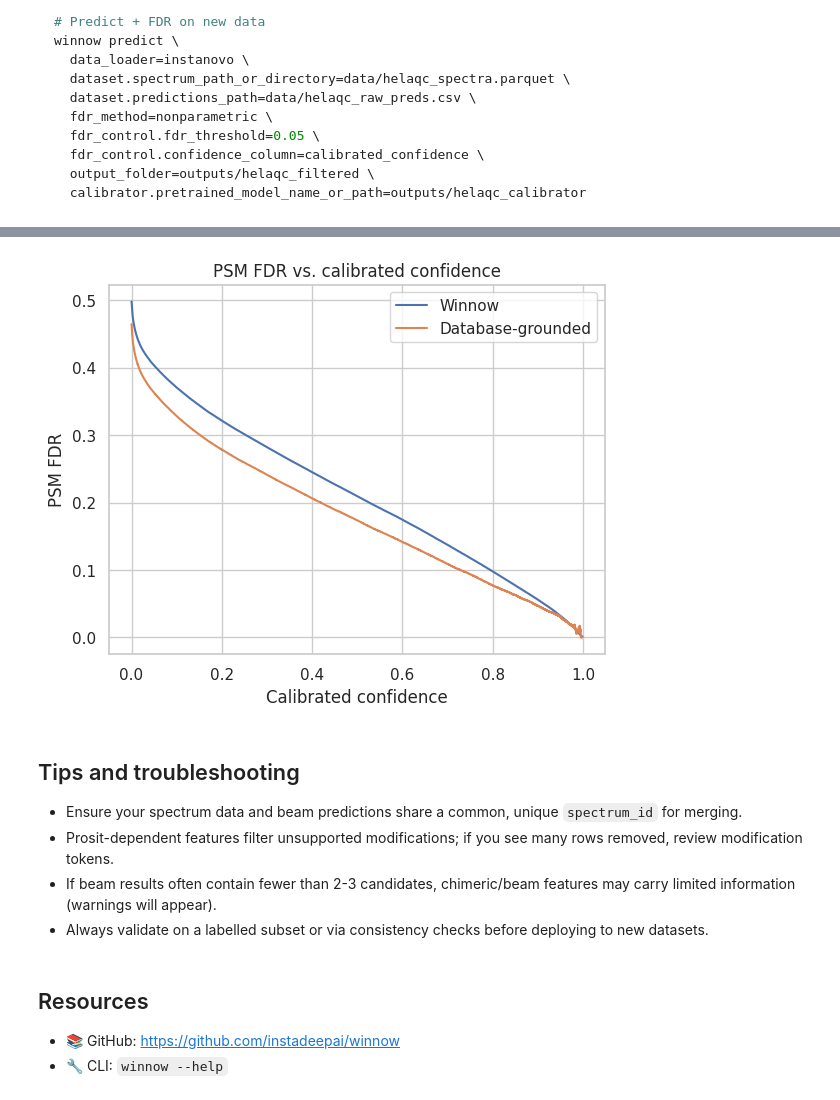
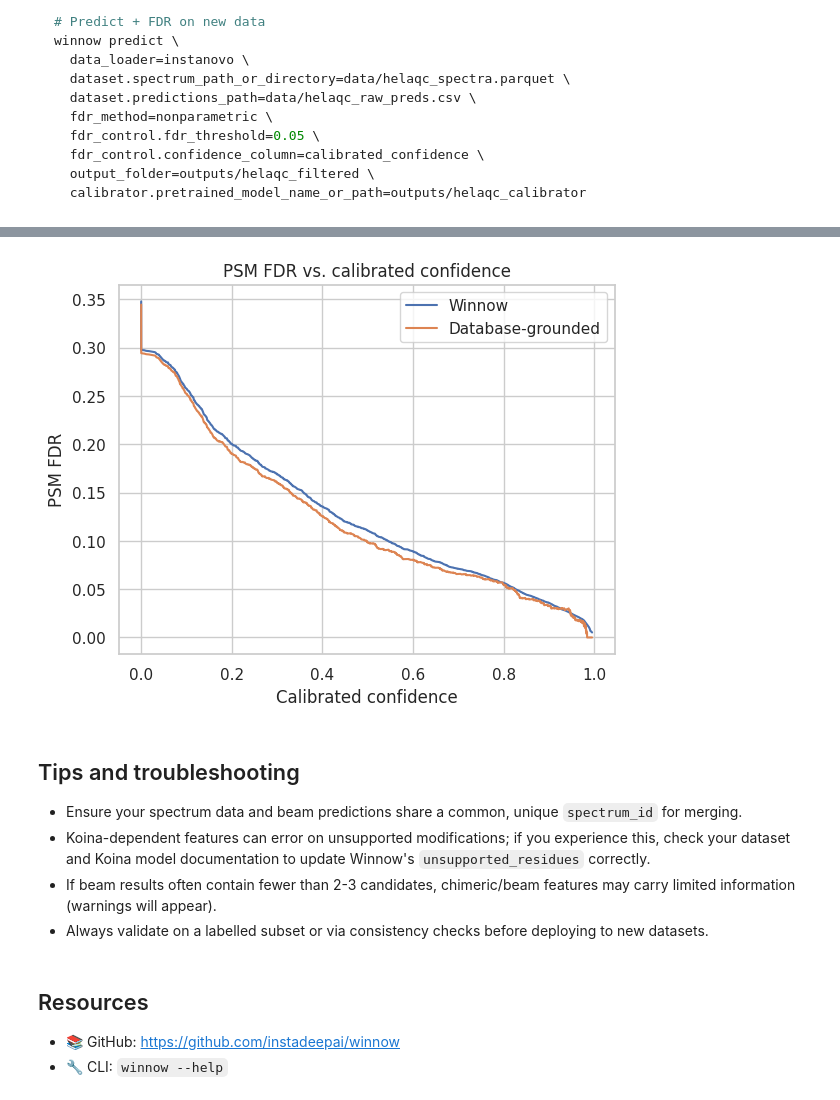
Before and after one commit to instadeepai/winnow, a Jupyter notebook: examples/getting_started_with_winnow.ipynb, the cells around one changed output, grey strips where cells are left out. Saved outputs shown, nothing was run; the diff lists cells and outputs as text; code cells hidden in the pictures.

```diff
--- a/examples/getting_started_with_winnow.ipynb
+++ b/examples/getting_started_with_winnow.ipynb
@@ -921,28 +981,61 @@ Database-grounded FDR control confidence cutoff at 5% FDR using calibrated confi
+# %%
+# -- Non-parametric FDR control (Winnow-specific)
+non_parametric_fdr_control = NonParametricFDRControl()
+non_parametric_fdr_control.fit(dataset=test_dataset.metadata["calibrated_confidence"])
+
+# -- Database-grounded FDR control
+database_grounded_fdr_control = DatabaseGroundedFDRControl(
+    confidence_feature="calibrated_confidence",
+    residue_masses=residue_masses,
+)
+database_grounded_fdr_control.fit(dataset=test_dataset.metadata)
+# %%
+# -- Add PSM-specific FDR metrics to the dataset
+# Non-parametric FDR control
+test_dataset_winnow_metrics = non_parametric_fdr_control.add_psm_fdr(
+    test_dataset.metadata, confidence_col="calibrated_confidence"
+)
+test_dataset_winnow_metrics = non_parametric_fdr_control.add_psm_q_value(
+    test_dataset_winnow_metrics, confidence_col="calibrated_confidence"
+)
+test_dataset_winnow_metrics = non_parametric_fdr_control.add_psm_pep(
+    test_dataset_winnow_metrics, confidence_col="calibrated_confidence"
+)
+
+# Database-grounded FDR control
+test_dataset_dbg_metrics = database_grounded_fdr_control.add_psm_fdr(
+    test_dataset.metadata, confidence_col="calibrated_confidence"
+)
+test_dataset_dbg_metrics = database_grounded_fdr_control.add_psm_q_value(
+    test_dataset_dbg_metrics, confidence_col="calibrated_confidence"
+)
 # %%
-metrics = celegans_winnow_psm_fdr[["calibrated_confidence", "psm_fdr"]].copy(deep=True)
+metrics = test_dataset_winnow_metrics[["calibrated_confidence", "psm_fdr"]].copy(
+    deep=True
+)
 ax = sns.lineplot(
-    x=np.asarray(celegans_winnow_psm_fdr["calibrated_confidence"], dtype=float),
-    y=np.asarray(celegans_winnow_psm_fdr["psm_fdr"], dtype=float),
+    x=np.asarray(test_dataset_winnow_metrics["calibrated_confidence"], dtype=float),
+    y=np.asarray(test_dataset_winnow_metrics["psm_fdr"], dtype=float),
     errorbar=None,
     label="Winnow",
 )
 ax = sns.lineplot(
-    x=np.asarray(celegans_dbg_psm_fdr["calibrated_confidence"], dtype=float),
-    y=np.asarray(celegans_dbg_psm_fdr["psm_fdr"], dtype=float),
+    x=np.asarray(test_dataset_dbg_metrics["calibrated_confidence"], dtype=float),
+    y=np.asarray(test_dataset_dbg_metrics["psm_fdr"], dtype=float),
     errorbar=None,
     label="Database-grounded",
 )
 ax.set_xlabel("Calibrated confidence")
 ax.set_ylabel("PSM FDR")
 ax.set_title("PSM FDR vs. calibrated confidence")
 ax.grid(True)
 plt.show()
 # %% [output]
-[figure, old version]
+[figure, new version]
 # %% [markdown]
 ## Tips and troubleshooting
 - Ensure your spectrum data and beam predictions share a common, unique `spectrum_id` for merging.
-- Prosit-dependent features filter unsupported modifications; if you see many rows removed, review modification tokens.
+- Koina-dependent features can error on unsupported modifications; if you experience this, check your dataset and Koina model documentation to update Winnow's `unsupported_residues` correctly.
 - If beam results often contain fewer than 2-3 candidates, chimeric/beam features may carry limited information (warnings will appear).
 - Always validate on a labelled subset or via consistency checks before deploying to new datasets.
 # %% [markdown]
```
Also changed, not shown: parts of 55 cells of this notebook.
